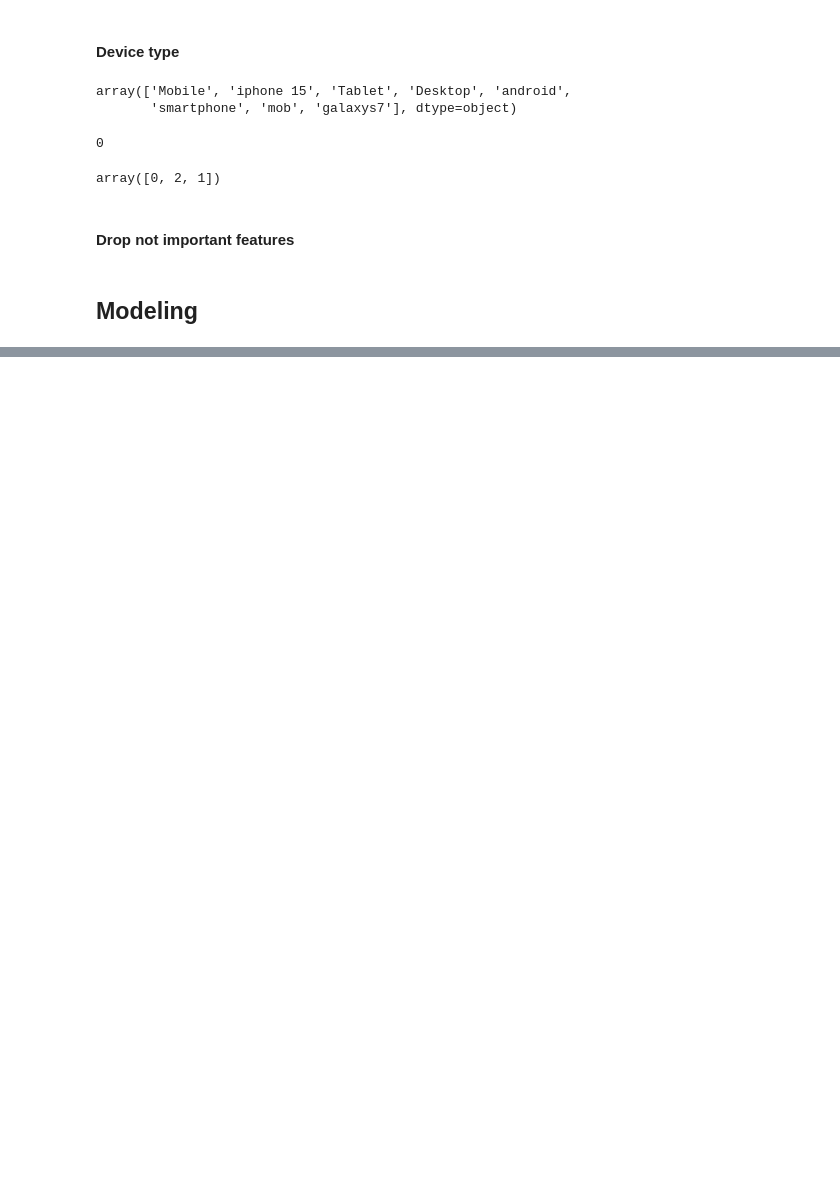
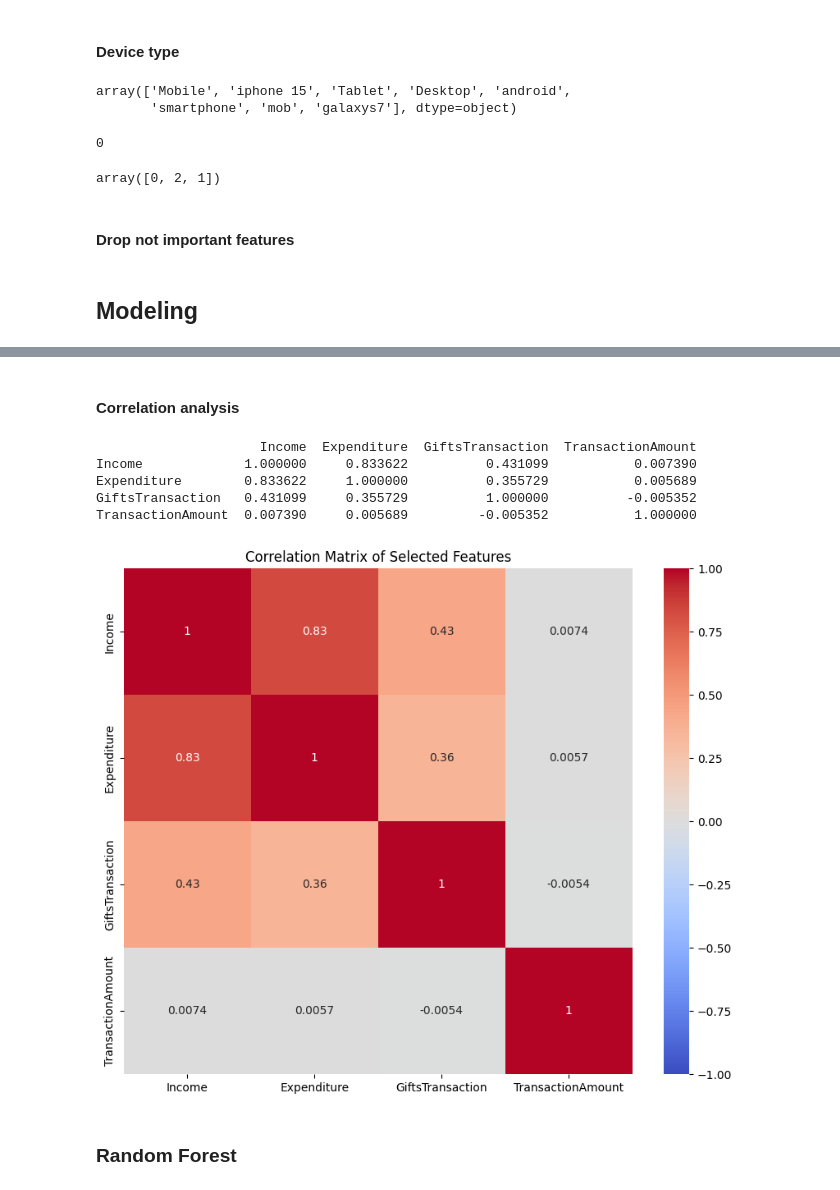
Before and after one commit to JudyZhu016/InterUni-Datathon-2024-Meteorite, a Jupyter notebook: Judy_analysis/data analysis.ipynb, the cells around one changed output, grey strips where cells are left out. Cells and saved outputs as stored; diff of their text form; code cells hidden in the pictures; blank space fills up the shorter version.

Commit message:
modelling by judy

```diff
--- a/Judy_analysis/data analysis.ipynb
+++ b/Judy_analysis/data analysis.ipynb
@@ -275,0 +289,3 @@ df_train.drop(['TransactionDate','TransactionTime','MerchantID','EmailDomain'],a
+# %%
+train_judy = pd.read_csv('../Data/train_final_Judy.csv')
+train_judy.head()
@@ -275,0 +299,23 @@ df_train.drop(['TransactionDate','TransactionTime','MerchantID','EmailDomain'],a
+# %% [markdown]
+#### Correlation analysis
+# %%
+columns_of_interest = ['Income', 'Expenditure', 'GiftsTransaction', 'TransactionAmount']
+data_of_interest = train_judy[columns_of_interest]
+
+correlation_matrix = data_of_interest.corr()
+
+print(correlation_matrix)
+
+plt.figure(figsize=(10, 8))
+sns.heatmap(correlation_matrix, annot=True, cmap='coolwarm', vmin=-1, vmax=1)
+plt.title('Correlation Matrix of Selected Features')
+plt.show()
+# %% [output]
+                     Income  Expenditure  GiftsTransaction  TransactionAmount
+Income             1.000000     0.833622          0.431099           0.007390
+Expenditure        0.833622     1.000000          0.355729           0.005689
+GiftsTransaction   0.431099     0.355729          1.000000          -0.005352
+TransactionAmount  0.007390     0.005689         -0.005352           1.000000
+[figure, added]
+# %% [markdown]
+### Random Forest
```
Also changed, not shown: parts of 12 cells of this notebook, 5 other files.
